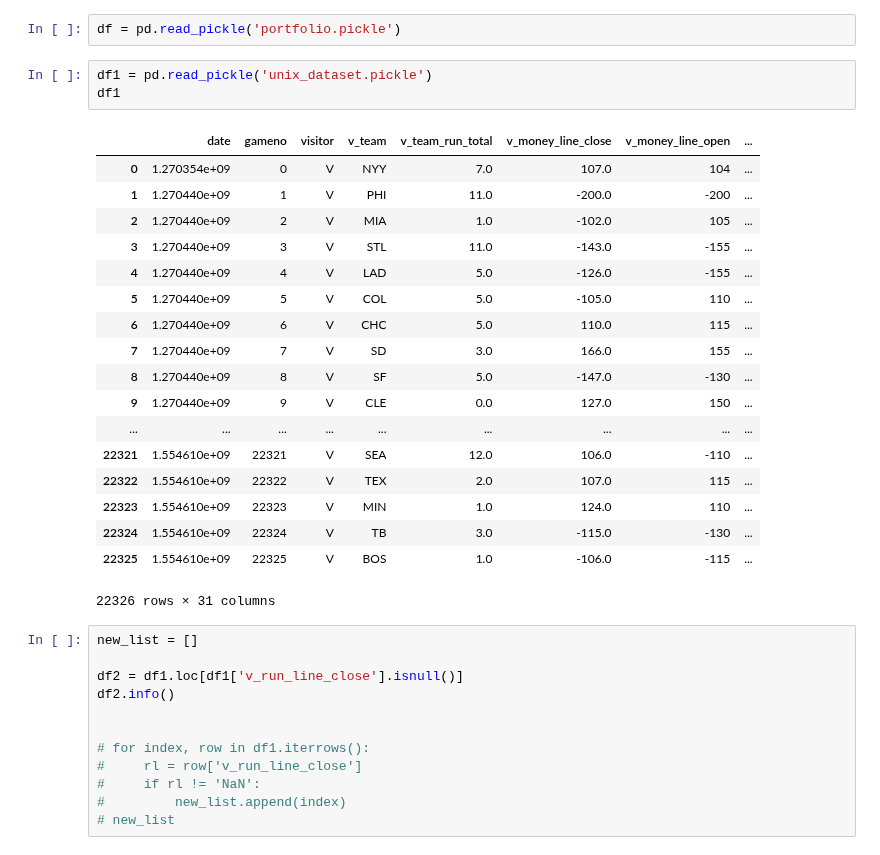
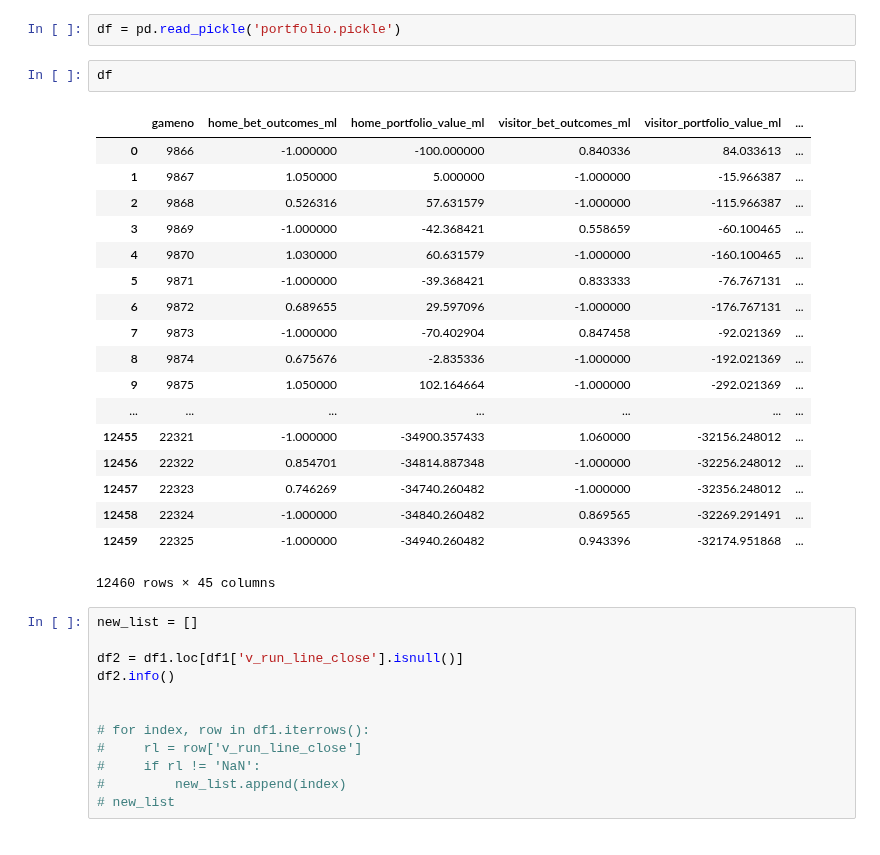
Before and after one commit to jacoblucas95/MLB-Betting-Strategies, a Jupyter notebook: portfolio_testing/Untitled.ipynb, the cells around one changed output. Saved outputs shown, nothing was run; the diff lists cells and outputs as text.

```diff
--- a/portfolio_testing/Untitled.ipynb
+++ b/portfolio_testing/Untitled.ipynb
@@ -7,28 +7,27 @@ import matplotlib.pyplot as plt
 pd.set_option('display.max_columns', 100)
 # %%
 df = pd.read_pickle('portfolio.pickle')
-# %%
-df1 = pd.read_pickle('unix_dataset.pickle')
-df1
-# %% [output]
-|  | date | gameno | visitor | v_team | v_team_run_total | v_money_line_close | v_money_line_open | ... |
-| 0 | 1.270354e+09 | 0 | V | NYY | 7.0 | 107.0 | 104 | ... |
-| 1 | 1.270440e+09 | 1 | V | PHI | 11.0 | -200.0 | -200 | ... |
-| 2 | 1.270440e+09 | 2 | V | MIA | 1.0 | -102.0 | 105 | ... |
-| 3 | 1.270440e+09 | 3 | V | STL | 11.0 | -143.0 | -155 | ... |
-| 4 | 1.270440e+09 | 4 | V | LAD | 5.0 | -126.0 | -155 | ... |
-| 5 | 1.270440e+09 | 5 | V | COL | 5.0 | -105.0 | 110 | ... |
-| 6 | 1.270440e+09 | 6 | V | CHC | 5.0 | 110.0 | 115 | ... |
-| 7 | 1.270440e+09 | 7 | V | SD | 3.0 | 166.0 | 155 | ... |
-| 8 | 1.270440e+09 | 8 | V | SF | 5.0 | -147.0 | -130 | ... |
-| 9 | 1.270440e+09 | 9 | V | CLE | 0.0 | 127.0 | 150 | ... |
-| ... | ... | ... | ... | ... | ... | ... | ... | ... |
-| 22321 | 1.554610e+09 | 22321 | V | SEA | 12.0 | 106.0 | -110 | ... |
-| 22322 | 1.554610e+09 | 22322 | V | TEX | 2.0 | 107.0 | 115 | ... |
-| 22323 | 1.554610e+09 | 22323 | V | MIN | 1.0 | 124.0 | 110 | ... |
-| 22324 | 1.554610e+09 | 22324 | V | TB | 3.0 | -115.0 | -130 | ... |
-| 22325 | 1.554610e+09 | 22325 | V | BOS | 1.0 | -106.0 | -115 | ... |
-22326 rows × 31 columns
+# %%
+df
+# %% [output]
+|  | gameno | home_bet_outcomes_ml | home_portfolio_value_ml | visitor_bet_outcomes_ml | visitor_portfolio_value_ml | ... |
+| 0 | 9866 | -1.000000 | -100.000000 | 0.840336 | 84.033613 | ... |
+| 1 | 9867 | 1.050000 | 5.000000 | -1.000000 | -15.966387 | ... |
+| 2 | 9868 | 0.526316 | 57.631579 | -1.000000 | -115.966387 | ... |
+| 3 | 9869 | -1.000000 | -42.368421 | 0.558659 | -60.100465 | ... |
+| 4 | 9870 | 1.030000 | 60.631579 | -1.000000 | -160.100465 | ... |
+| 5 | 9871 | -1.000000 | -39.368421 | 0.833333 | -76.767131 | ... |
+| 6 | 9872 | 0.689655 | 29.597096 | -1.000000 | -176.767131 | ... |
+| 7 | 9873 | -1.000000 | -70.402904 | 0.847458 | -92.021369 | ... |
+| 8 | 9874 | 0.675676 | -2.835336 | -1.000000 | -192.021369 | ... |
+| 9 | 9875 | 1.050000 | 102.164664 | -1.000000 | -292.021369 | ... |
+| ... | ... | ... | ... | ... | ... | ... |
+| 12455 | 22321 | -1.000000 | -34900.357433 | 1.060000 | -32156.248012 | ... |
+| 12456 | 22322 | 0.854701 | -34814.887348 | -1.000000 | -32256.248012 | ... |
+| 12457 | 22323 | 0.746269 | -34740.260482 | -1.000000 | -32356.248012 | ... |
+| 12458 | 22324 | -1.000000 | -34840.260482 | 0.869565 | -32269.291491 | ... |
+| 12459 | 22325 | -1.000000 | -34940.260482 | 0.943396 | -32174.951868 | ... |
+12460 rows × 45 columns
 # %%
 new_list = []
 
```
Also changed, not shown: 3 other files.
